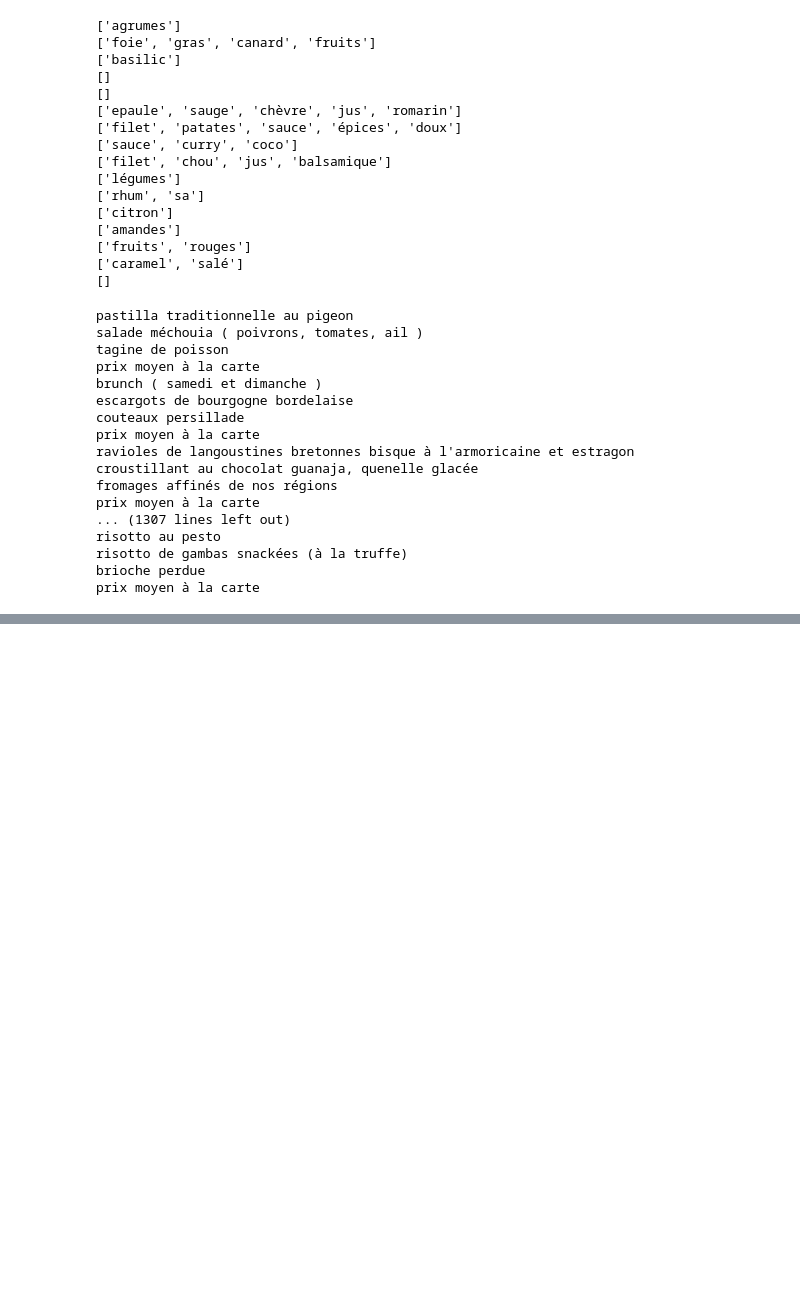
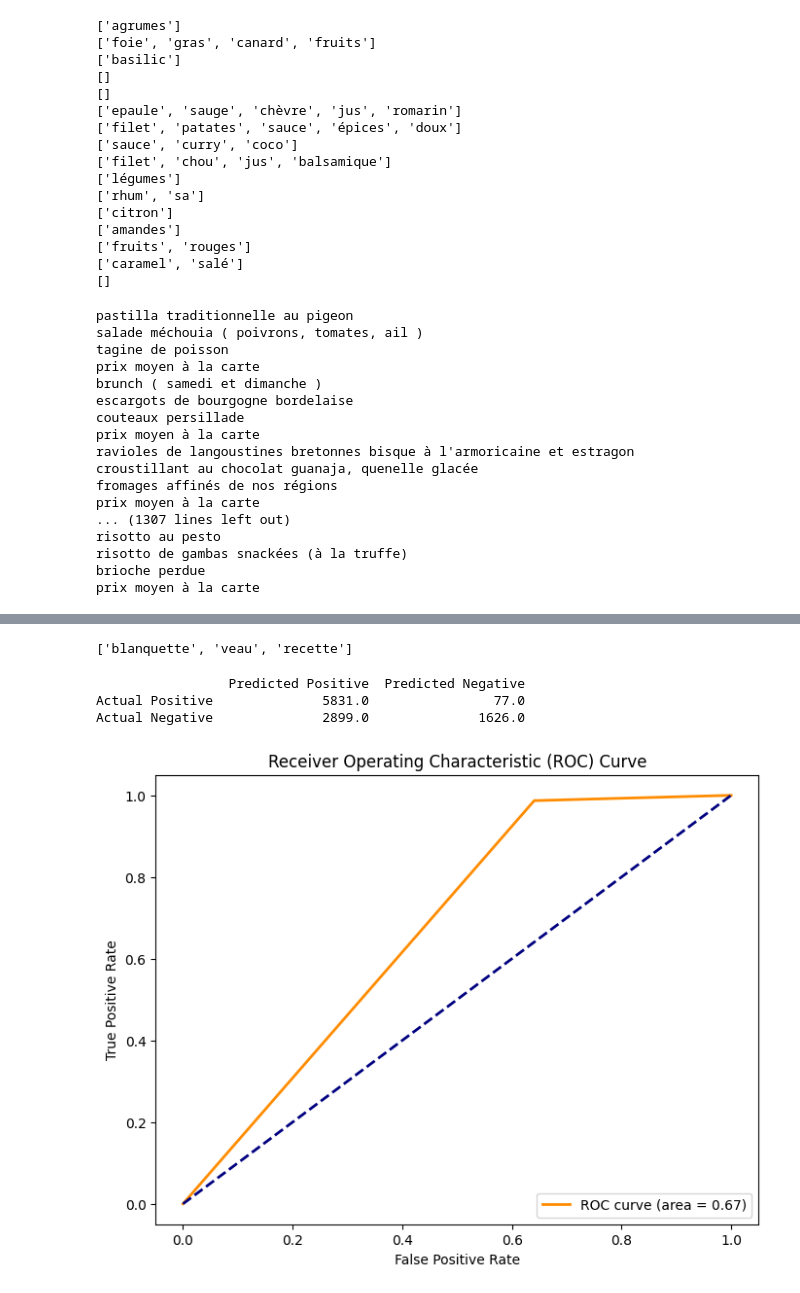
Before and after one commit to Northindochina/vegetarian-menu, a Jupyter notebook: soup_nikola.ipynb, the cells around one changed output, grey strips where cells are left out. Cells and saved outputs as stored; diff of their text form; code cells hidden in the pictures; blank space fills up the shorter version.

Commit message:
important 2

```diff
--- a/soup_nikola.ipynb
+++ b/soup_nikola.ipynb
@@ -926,0 +933,6 @@ prix moyen à la carte
+# %%
+recipes = pd.read_csv("plats_csv_2.csv", sep=';', encoding='utf-8')
+recipes['Title'] = recipes['Title'].str.lower()
+recipes['viande'] = np.where(recipes['Category'] == 'viande', 1, 0)
+recipes['pescaterien'] = np.where((recipes['Category'] == 'poisson') | (recipes['Category'] == 'fruits-de-mer'), 1, 0)
+recipes
@@ -926,0 +953,50 @@ prix moyen à la carte
+# %%
+find_matching_words(recipes["Title"][0],df_viande)
+# %% [output]
+['blanquette', 'veau', 'recette']
+# %%
+for j in range(len(recipes)):
+    matching_words = find_matching_words(recipes["Title"][j], df_viande)
+    recipes.at[j, "viande_pred"] = 1 if matching_words else 0
+# %%
+# Assuming 'recipes' is your DataFrame
+# Create a new DataFrame to store the confusion matrix
+confusion_matrix = pd.DataFrame(index=['Actual Positive', 'Actual Negative'], columns=['Predicted Positive', 'Predicted Negative'], dtype=int)
+
+# True Positives (TP)
+confusion_matrix.at['Actual Positive', 'Predicted Positive'] = ((recipes['viande'] == 1) & (recipes['viande_pred'] == 1)).sum()
+
+# False Positives (FP)
+confusion_matrix.at['Actual Positive', 'Predicted Negative'] = ((recipes['viande'] == 1) & (recipes['viande_pred'] == 0)).sum()
+
+# True Negatives (TN)
+confusion_matrix.at['Actual Negative', 'Predicted Negative'] = ((recipes['viande'] == 0) & (recipes['viande_pred'] == 0)).sum()
+
+# False Negatives (FN)
+confusion_matrix.at['Actual Negative', 'Predicted Positive'] = ((recipes['viande'] == 0) & (recipes['viande_pred'] == 1)).sum()
+
+# Display the confusion matrix
+print(confusion_matrix)
+# %% [output]
+                 Predicted Positive  Predicted Negative
+Actual Positive              5831.0                77.0
+Actual Negative              2899.0              1626.0
+# %%
+from sklearn.metrics import roc_curve, auc
+import matplotlib.pyplot as plt
+
+# Assuming 'recipes' is your DataFrame
+fpr, tpr, thresholds = roc_curve(recipes['viande'], recipes['viande_pred'])
+roc_auc = auc(fpr, tpr)
+
+# Plot ROC curve
+plt.figure(figsize=(8, 6))
+plt.plot(fpr, tpr, color='darkorange', lw=2, label=f'ROC curve (area = {roc_auc:.2f})')
+plt.plot([0, 1], [0, 1], color='navy', lw=2, linestyle='--')
+plt.xlabel('False Positive Rate')
+plt.ylabel('True Positive Rate')
+plt.title('Receiver Operating Characteristic (ROC) Curve')
+plt.legend(loc='lower right')
+plt.show()
+# %% [output]
+[figure, added]
```
Also changed, not shown: parts of 3 cells of this notebook.
